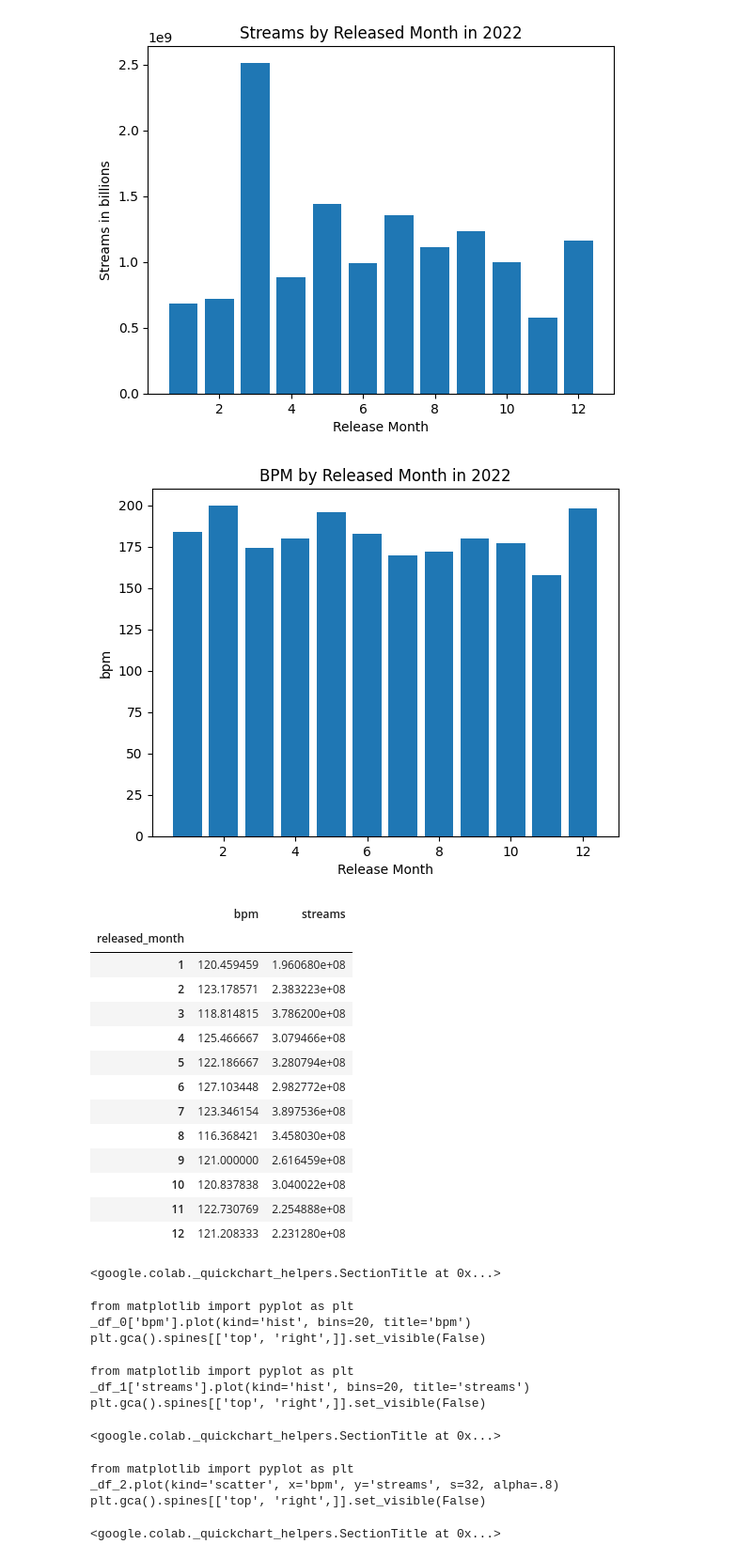
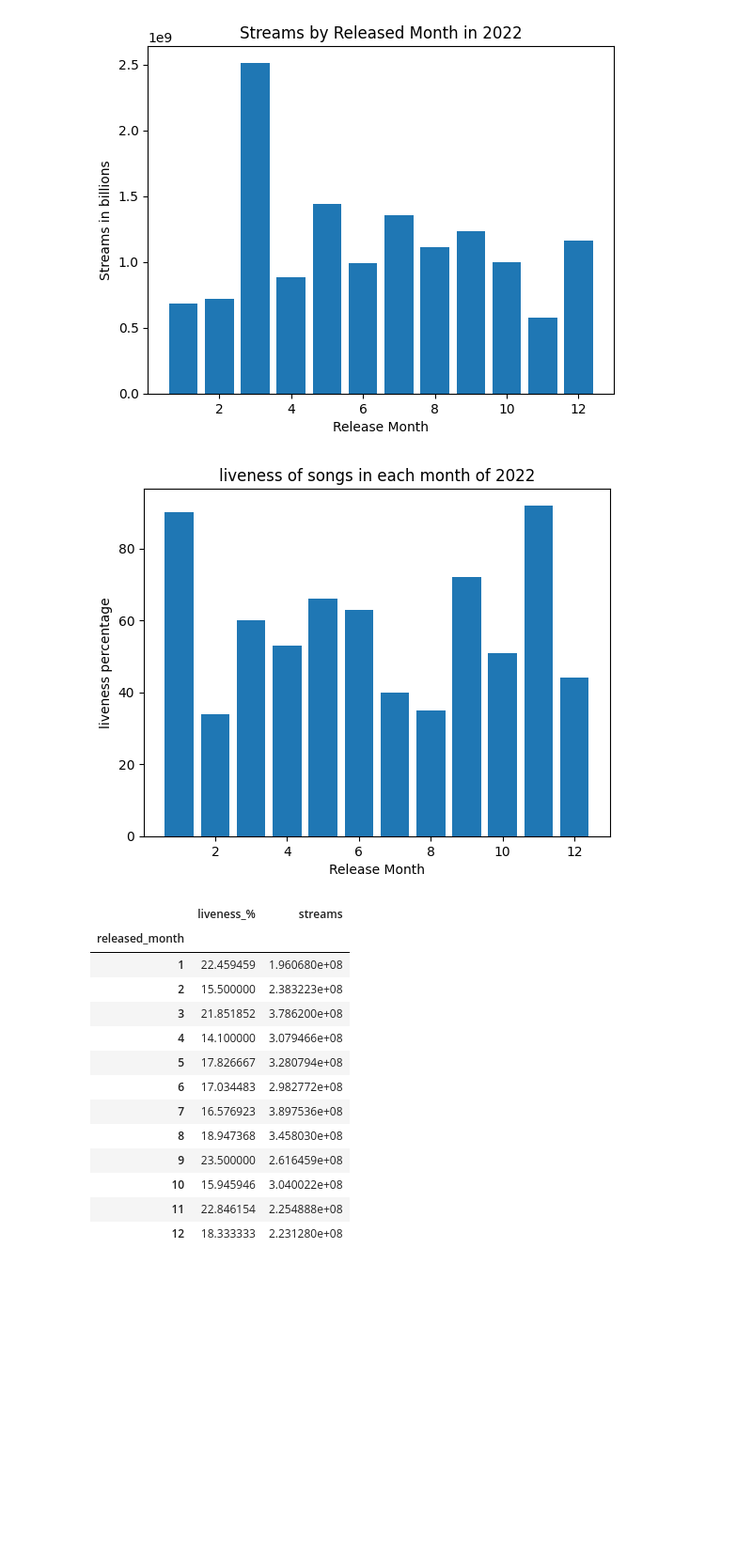
Before and after one commit to jb-seba/Spotify_TCS, a Jupyter notebook: TCS_Music_Project.ipynb, the cells around one changed output. Shown at 94% size. Cells and saved outputs as stored; diff of their text form; code cells hidden in the pictures; blank space fills up the shorter version.

```diff
--- a/TCS_Music_Project.ipynb
+++ b/TCS_Music_Project.ipynb
@@ -252,37 +252,25 @@ plt.show()
 # %% [output]
 [figure]
 # %%
-plt.bar(single_year_df['released_month'], single_year_df['bpm'])
+plt.bar(single_year_df['released_month'], single_year_df['liveness_%'])
 plt.xlabel('Release Month')
-plt.ylabel('bpm')
-plt.title('BPM by Released Month in 2022')
+plt.ylabel('liveness percentage')
+plt.title('liveness of songs in each month of 2022')
 plt.show()
-single_year_df.groupby('released_month')[['bpm', 'streams']].mean()
+single_year_df.groupby('released_month')[['liveness_%', 'streams']].mean()
 # %% [output]
-[figure, old version]
+[figure, new version]
-|  | bpm | streams |
+|  | liveness_% | streams |
 | released_month |  |  |
-| 1 | 120.459459 | 1.960680e+08 |
-| 2 | 123.178571 | 2.383223e+08 |
-| 3 | 118.814815 | 3.786200e+08 |
-| 4 | 125.466667 | 3.079466e+08 |
-| 5 | 122.186667 | 3.280794e+08 |
-| 6 | 127.103448 | 2.982772e+08 |
-| 7 | 123.346154 | 3.897536e+08 |
-| 8 | 116.368421 | 3.458030e+08 |
-| 9 | 121.000000 | 2.616459e+08 |
-| 10 | 120.837838 | 3.040022e+08 |
-| 11 | 122.730769 | 2.254888e+08 |
-| 12 | 121.208333 | 2.231280e+08 |
+| 1 | 22.459459 | 1.960680e+08 |
+| 2 | 15.500000 | 2.383223e+08 |
+| 3 | 21.851852 | 3.786200e+08 |
+| 4 | 14.100000 | 3.079466e+08 |
+| 5 | 17.826667 | 3.280794e+08 |
+| 6 | 17.034483 | 2.982772e+08 |
+| 7 | 16.576923 | 3.897536e+08 |
+| 8 | 18.947368 | 3.458030e+08 |
+| 9 | 23.500000 | 2.616459e+08 |
+| 10 | 15.945946 | 3.040022e+08 |
+| 11 | 22.846154 | 2.254888e+08 |
+| 12 | 18.333333 | 2.231280e+08 |
-<google.colab._quickchart_helpers.SectionTitle at 0x...>
-from matplotlib import pyplot as plt
-_df_0['bpm'].plot(kind='hist', bins=20, title='bpm')
-plt.gca().spines[['top', 'right',]].set_visible(False)
-from matplotlib import pyplot as plt
-_df_1['streams'].plot(kind='hist', bins=20, title='streams')
-plt.gca().spines[['top', 'right',]].set_visible(False)
-<google.colab._quickchart_helpers.SectionTitle at 0x...>
-from matplotlib import pyplot as plt
-_df_2.plot(kind='scatter', x='bpm', y='streams', s=32, alpha=.8)
-plt.gca().spines[['top', 'right',]].set_visible(False)
-<google.colab._quickchart_helpers.SectionTitle at 0x...>
```
Also changed, not shown: parts of 6 cells of this notebook.
